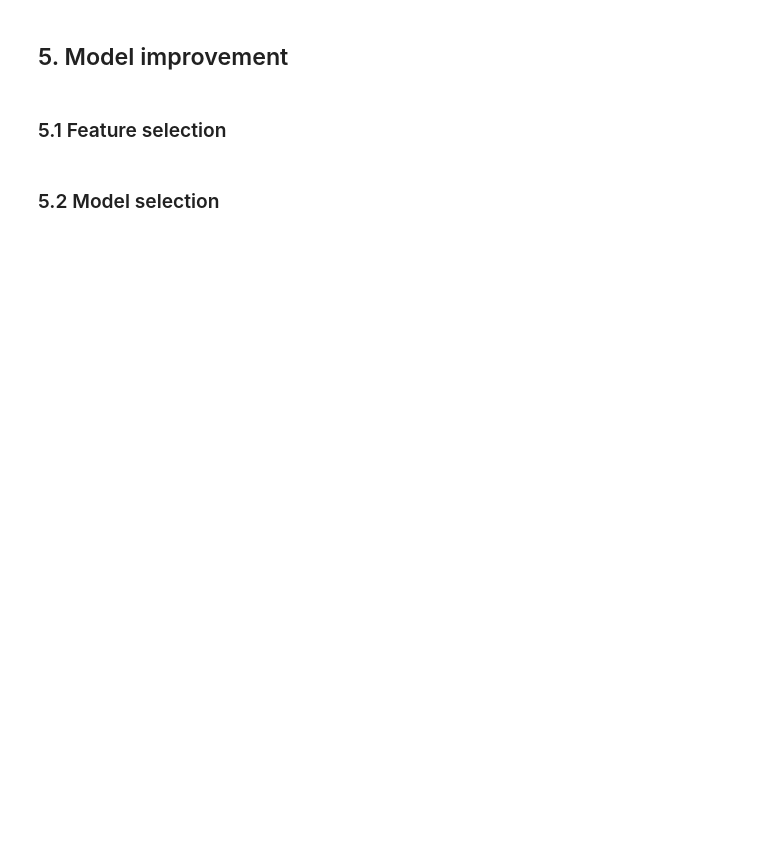
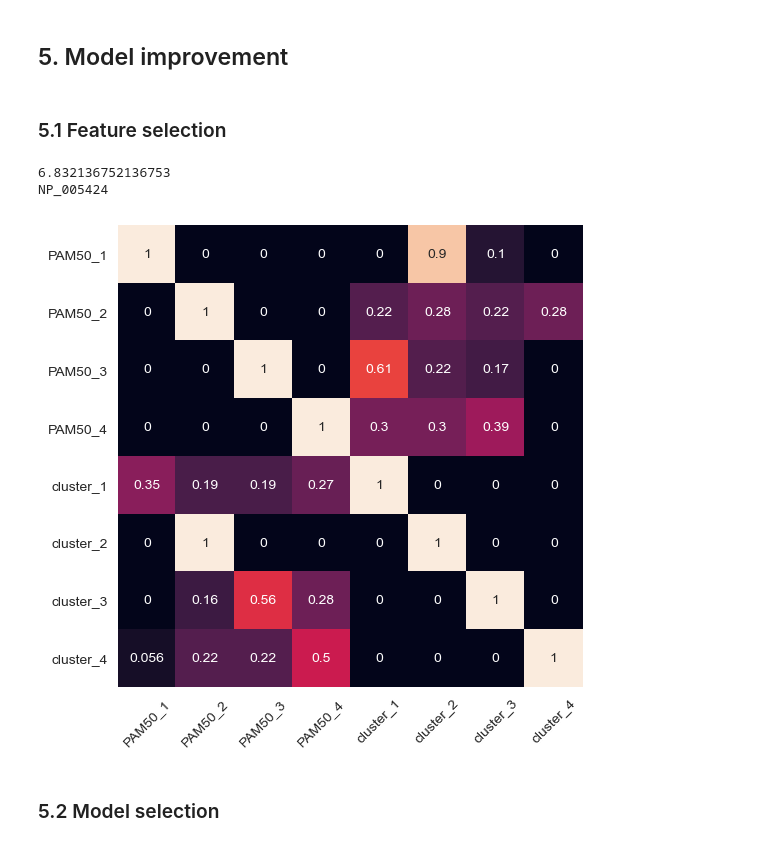
Before and after one commit to Pietro-Gavazzi/linma2472-project, a Jupyter notebook: final-project/siqi.ipynb, the cells around one changed output. Saved outputs shown, nothing was run; the diff lists cells and outputs as text; code cells hidden in the pictures; blank space fills up the shorter version.

```diff
--- a/final-project/siqi.ipynb
+++ b/final-project/siqi.ipynb
@@ -234,7 +234,7 @@ for i in itertools.permutations([0, 1, 2, 3]):
 
     permutation_matrices.append(matrix)
 
-def model_eval(y_true, y_pred, return_permutation=False):
+def model_eval(y_true, y_pred, return_permutation=False, plot=False):
     pred = pd.DataFrame(pd.get_dummies(y_pred))
     pred.columns = ['cluster_' + str(x) for x in range(1, 5)]
     pred = pred.set_index(y_true.index)
@@ -313,18 +313,19 @@ def model_eval(y_true, y_pred, return_permutation=False):
             best_lower_dist = lower_dist
             best_lower_permu = permu_mat
 
-    best_dist = best_upper_dist + best_lower_dist
+    error = best_upper_dist + best_lower_dist
 
     lower_mat =  best_lower_permu @ lower_mat
     new_matrix = np.hstack([np.vstack([matrix[:4, :4], lower_mat]), np.vstack([upper_mat, matrix[4:, 4:]])])
 
-    plt.figure(figsize=(6, 6), dpi=100)
-    ax = sb.heatmap(new_matrix, annot=True, cbar=False)
-    ax.set_xticklabels(merged.columns, rotation=45)
-    ax.set_yticklabels(merged.columns, rotation=0)
-    plt.show()
+    if plot:
+        plt.figure(figsize=(6, 6), dpi=100)
+        ax = sb.heatmap(new_matrix, annot=True, cbar=False)
+        ax.set_xticklabels(merged.columns, rotation=45)
+        ax.set_yticklabels(merged.columns, rotation=0)
+        plt.show()
 
     if return_permutation:
-        return best_dist, best_upper_permu, best_lower_permu
+        return error, best_upper_permu, best_lower_permu
     else:
-        return best_dist, matrix
+        return error
@@ -335,2 +332,2 @@ best_dist
 # %%
-best_dist, matrix = model_eval(Y, pred)
+error = model_eval(Y, pred)
@@ -397,2 +342,30 @@ for feature_num in range(X_scaled.shape[1]):
+# %%
+error_list = []
+min_error = np.Inf
+feature_selected = None
+for i in range(X_scaled.shape[1]):
+
+    X_reduced = np.array(X_scaled.iloc[:, i]).reshape(-1, 1)
+
+    k_means = KMeans(n_clusters=4, algorithm='full').fit(X_reduced)
+    pred_ = k_means.labels_
+    error = model_eval(Y, pred_)
+    error_list.append(error)
+    if error < min_error:
+        min_error = error
+        feature_selected = X_scaled.columns[i]
+
+print(min_error)
+print(feature_selected)
+# %% [output]
+6.832136752136753
+NP_005424
+# %%
+X_reduced = np.array(X_scaled[feature_selected]).reshape(-1, 1)
+k_means = KMeans(n_clusters=4, algorithm='full').fit(X_reduced)
+pred = k_means.labels_
+error = model_eval(Y, pred, False, True)
+# %% [output]
+[figure, added]
 # %% [markdown]
 ### 5.2 Model selection
```
Also changed, not shown: parts of 8 cells of this notebook.
